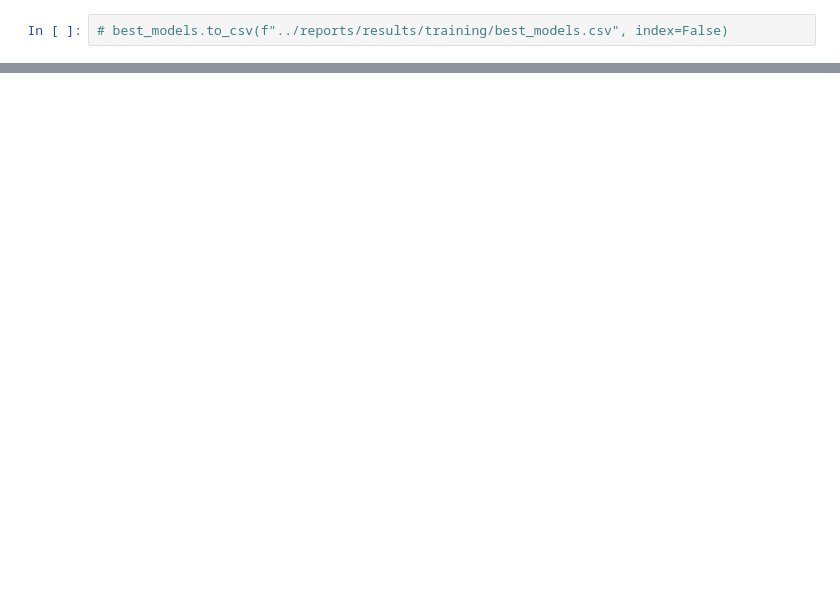
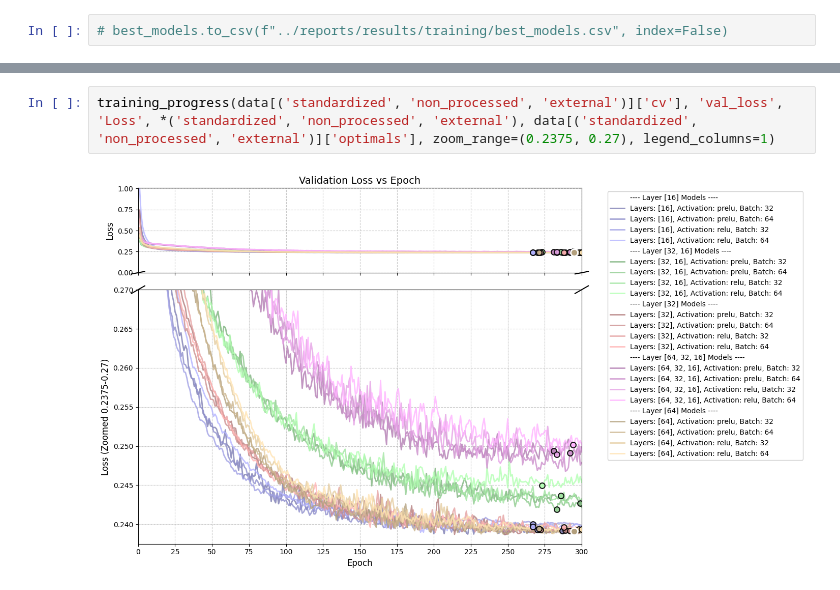
Before and after one commit to woaine/calcifer, a Jupyter notebook: notebooks/mda.ipynb, the cells around one changed output, grey strips where cells are left out. Drawn from its saved outputs; the diff is of its cells as text; blank space fills up the shorter version.

```diff
--- a/notebooks/mda.ipynb
+++ b/notebooks/mda.ipynb
@@ -138,0 +197,4 @@ best_models
+# %%
+training_progress(data[('standardized', 'non_processed', 'external')]['cv'], 'val_loss', 'Loss', *('standardized', 'non_processed', 'external'), data[('standardized', 'non_processed', 'external')]['optimals'], zoom_range=(0.2375, 0.27), legend_columns=1)
+# %% [output]
+[figure, added]
```
Also changed, not shown: parts of 14 cells of this notebook.
